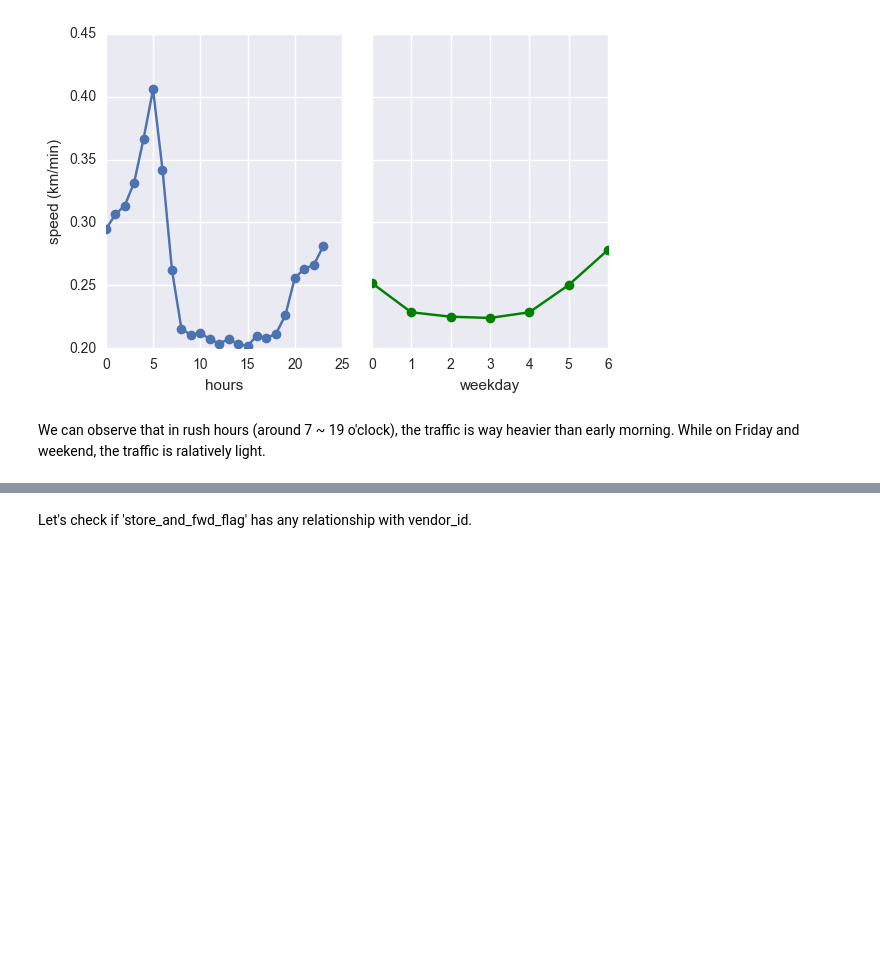
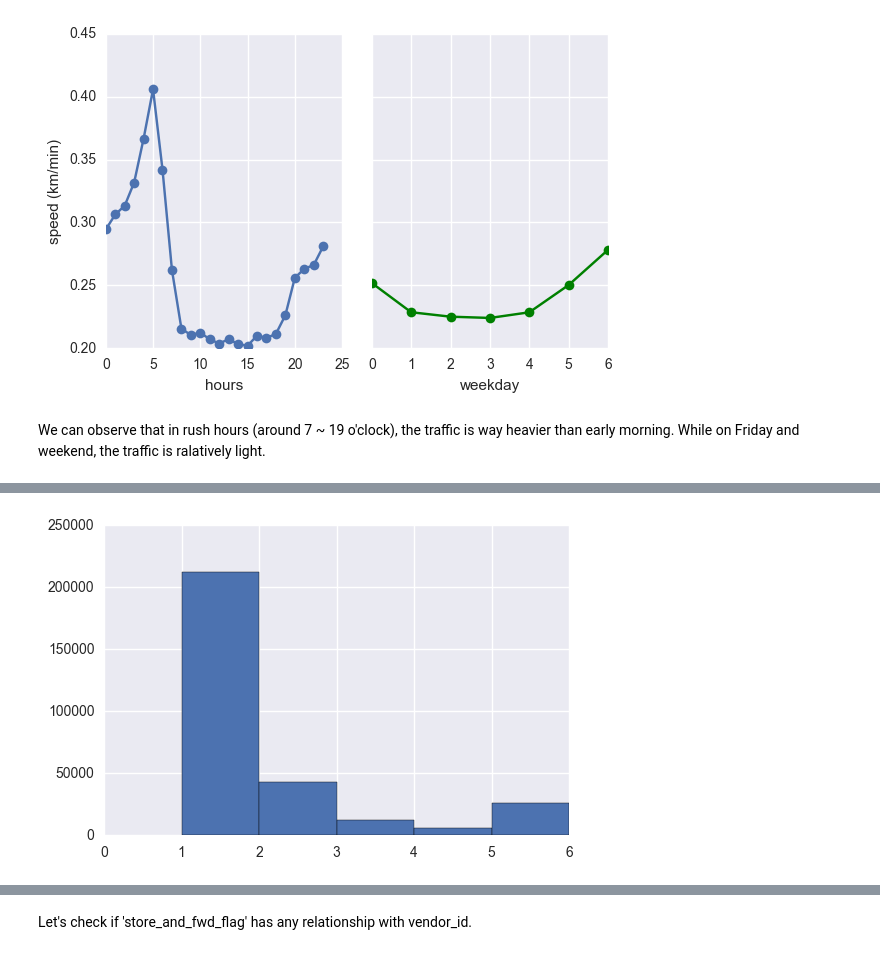
Before and after one commit to Beanzwang/kaggle, a Jupyter notebook: taxi_trip/taxi trip.ipynb, the cells around one changed output, grey strips where cells are left out. Saved outputs shown, nothing was run; the diff lists cells and outputs as text; code cells hidden in the pictures; blank space fills up the shorter version.

```diff
--- a/taxi_trip/taxi trip.ipynb
+++ b/taxi_trip/taxi trip.ipynb
@@ -271,0 +378,5 @@ The origin value in 'store_and_fwd_flag' is Y & N.
+# %%
+N = 300000
+_ = plt.hist(train['passenger_count'][:N], bins=6)
+# %% [output]
+[figure, added]
```
Also changed, not shown: parts of 123 cells of this notebook, 1 other file.
